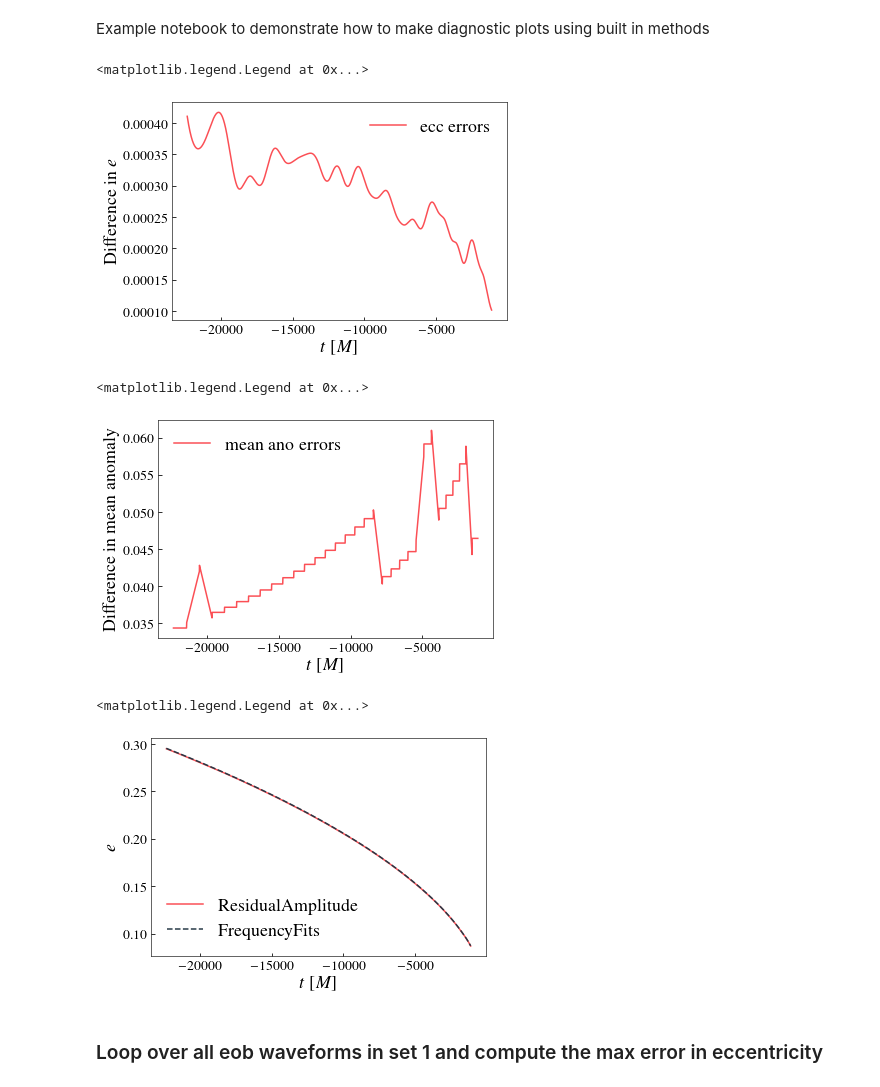
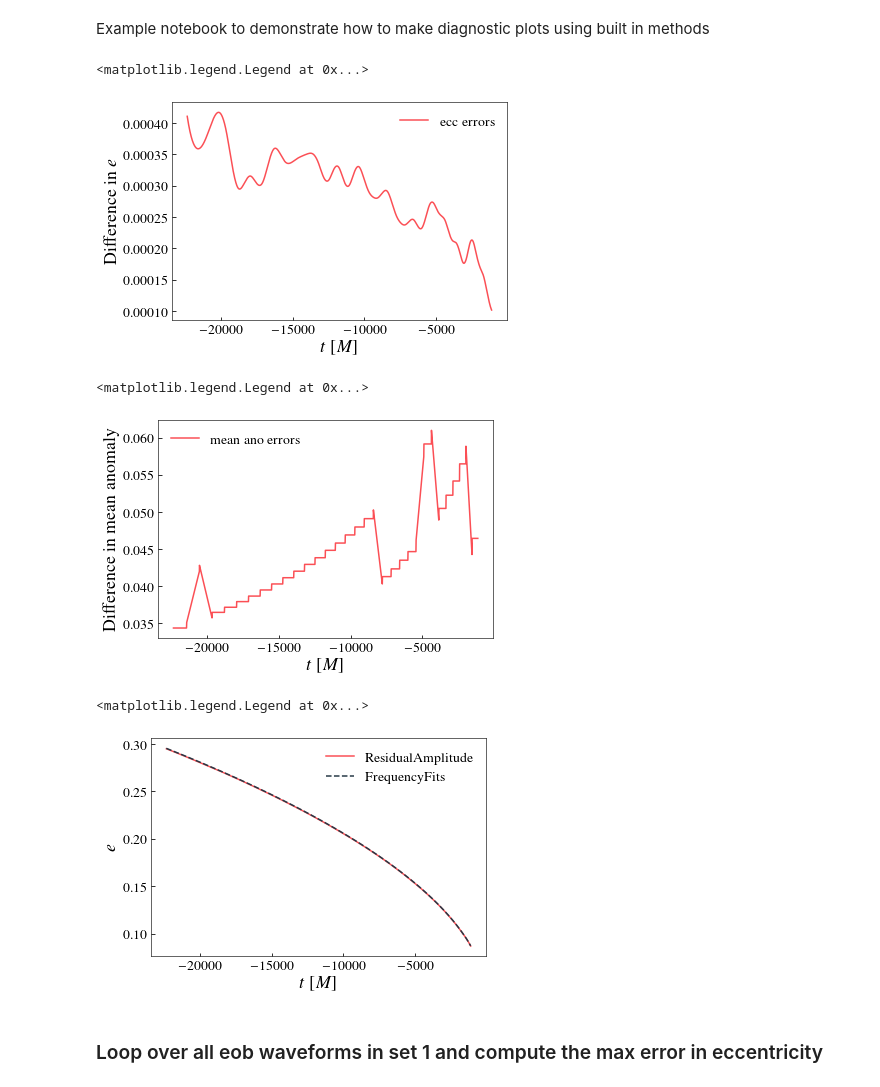
Before and after one commit to vijayvarma392/gw_eccentricity, a Jupyter notebook: notebook/compare_methods.ipynb, the cells around one changed output. Saved outputs shown, nothing was run; the diff lists cells and outputs as text; code cells hidden in the pictures.

```diff
--- a/notebook/compare_methods.ipynb
+++ b/notebook/compare_methods.ipynb
@@ -61,8 +61,8 @@ def compute_errors(method1, method2, waveform_path, zeroecc_waveform_path):
 zeroecc_path = f"../data/ecc_waveforms/Non-Precessing/EOB/EccTest_q{q:.2f}_chi1z{chi1:.2f}_chi2z{chi2:.2f}_EOBecc0.0000000000_Momega00.002_meanAno1.571.h5"
 t, ecc_errs, mean_ano_errs, gwecc_obj1, gwecc_obj2 = compute_errors("ResidualAmplitude", "FrequencyFits", eob_waveforms[140], zeroecc_path)
 # %%
-journal = "Notebook"
-use_fancy_plotsettings(journal=journal)
+style = "Notebook"
+use_fancy_plotsettings(style=style)
 fig, ax = plt.subplots(figsize=(figWidthsOneColDict[journal], 4))
 ax.plot(t, ecc_errs, label="ecc errors")
 ax.set_xlabel(r"$t$ [$M$]")
@@ -70,10 +70,10 @@ ax.set_ylabel(r"Difference in $e$")
 ax.legend()
 # %% [output]
 <matplotlib.legend.Legend at 0x...>
-[figure, old version]
+[figure, new version]
 # %%
-journal = "Notebook"
-use_fancy_plotsettings(journal=journal)
+style = "Notebook"
+use_fancy_plotsettings(style=style)
 fig, ax = plt.subplots(figsize=(figWidthsOneColDict[journal], 4))
 ax.plot(t, mean_ano_errs, label="mean ano errors")
 ax.set_xlabel(r"$t$ [$M$]")
@@ -81,19 +81,19 @@ ax.set_ylabel(r"Difference in mean anomaly")
 ax.legend()
 # %% [output]
 <matplotlib.legend.Legend at 0x...>
-[figure, old version]
+[figure, new version]
 # %%
-journal = "Notebook"
-use_fancy_plotsettings(journal=journal)
+style = "Notebook"
+use_fancy_plotsettings(style=style)
 fig, ax = plt.subplots(figsize=(figWidthsOneColDict[journal], 4))
 ax.plot(gwecc_obj1.tref_out, gwecc_obj1.ecc_ref, label=gwecc_obj1.method)
 ax.plot(gwecc_obj2.tref_out, gwecc_obj2.ecc_ref, label=gwecc_obj2.method, ls="--")
 ax.set_xlabel(r"$t$ [$M$]")
 ax.set_ylabel(r"$e$")
 ax.legend()
 # %% [output]
 <matplotlib.legend.Legend at 0x...>
-[figure, old version]
+[figure, new version]
 # %% [markdown]
 ### Loop over all eob waveforms in set 1 and compute the max error in eccentricity
 # %%
```
Also changed, not shown: parts of 2 cells of this notebook.
